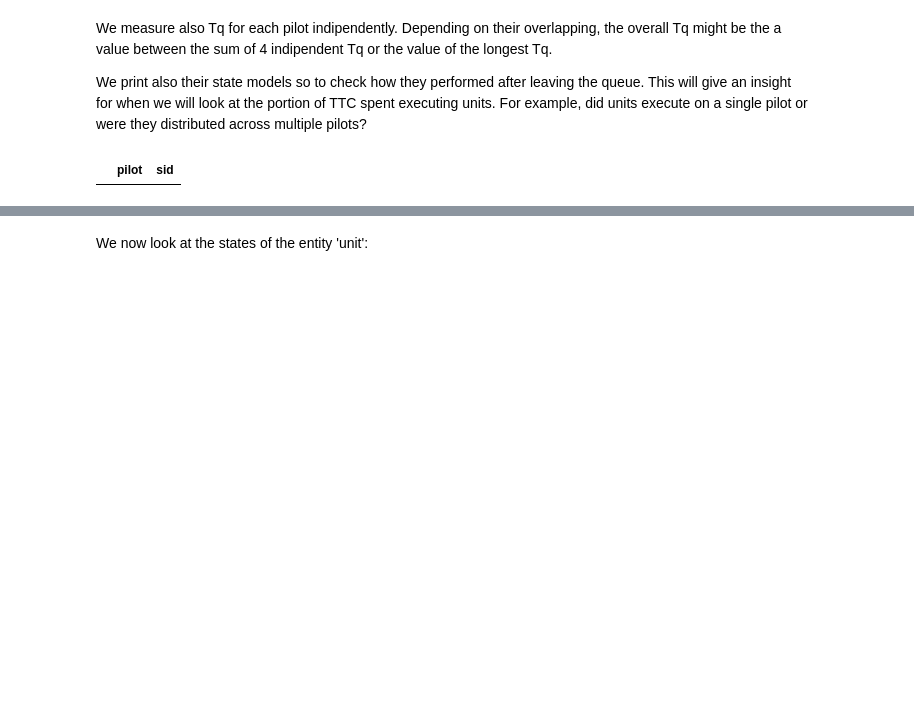
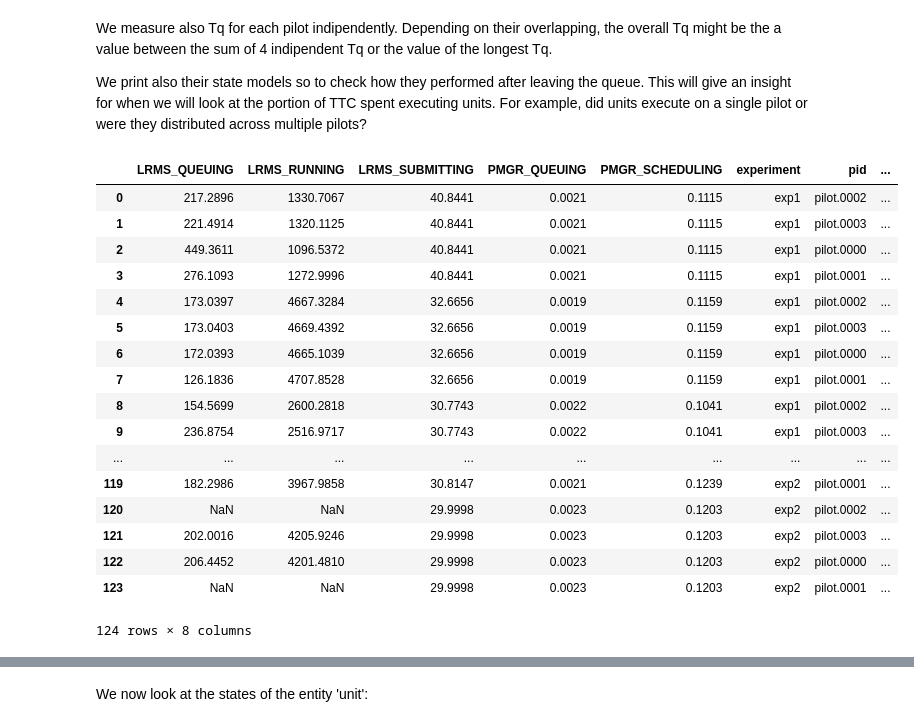
Before and after one commit to radical-cybertools/radical.analytics, a Jupyter notebook: use_cases/rp_on_osg/osg_analysis.ipynb, the cells around one changed output, grey strips where cells are left out. Saved outputs shown, nothing was run; the diff lists cells and outputs as text; code cells hidden in the pictures; blank space fills up the shorter version.

```diff
--- a/use_cases/rp_on_osg/osg_analysis.ipynb
+++ b/use_cases/rp_on_osg/osg_analysis.ipynb
@@ -146,8 +161,14 @@ recorded in the data of the run, and at what was their state model.
 As seen in example 02, we look at the list of entities recorded in the
 run:
 # %%
+expment  = None
+pexpment = None
+
 for sid in sessions.index:
-    et = sessions.ix[sid, 'session'].list(['etype'])
-    print '%s|%s|%s' % (sessions.ix[sid, 'experiment'], sid, et)
+    etypes  = sessions.ix[sid, 'session'].list(['etype'])
+    expment = sessions.ix[sid, 'experiment']
+    if expment != pexpment:
+        print '%s|%s|%s' % (expment, sid, etypes)
+        pexpment = expment
 # %% [output]
 exp1|rp.session.radical.mingtha.017033.0007|[['umgr', 'pmgr', 'update', 'session', 'unit', 'pilot']]
@@ -648,36 +648,62 @@ We measure also Tq for each pilot indipendently. Depending on their overlapping,
 
 We print also their state models so to check how they performed after leaving the queue. This will give an insight for when we will look at the portion of TTC spent executing units. For example, did units execute on a single pilot or were they distributed across multiple pilots?
 # %%
+# Model of pilot durations.
+pdm = {'PMGR_SCHEDULING': ['NEW'                   ,  'PMGR_LAUNCHING_PENDING'],
+       'PMGR_QUEUING'   : ['PMGR_LAUNCHING_PENDING',  'PMGR_LAUNCHING'],
+       'LRMS_SUBMITTING': ['PMGR_LAUNCHING'        ,  'PMGR_ACTIVE_PENDING'],
+       'LRMS_QUEUING'   : ['PMGR_ACTIVE_PENDING'   ,  'PMGR_ACTIVE'],
+       'LRMS_RUNNING'   : ['PMGR_ACTIVE'           , ['DONE',
+                                                      'CANCELED',
+                                                      'FAILED']]}
+
 # DataFrame structure for pilot durations.
-pd = { 'pids': [],
-       'sids': [],
-       'PMGR_SCHEDULING': [],
-       'PMGR_QUEUING'   : [],
-       'LRMS_SUBMITTING': [],
-       'LRMS_QUEUING'   : [],
-       'LRMS_RUNNING'   : []}
+pds = { 'pid': [],
+        'sid': [],
+        'experiment'     : [],
+        'PMGR_SCHEDULING': [],
+        'PMGR_QUEUING'   : [],
+        'LRMS_SUBMITTING': [],
+        'LRMS_QUEUING'   : [],
+        'LRMS_RUNNING'   : []}
 
 # Calculate the duration for each state of each
 # pilot of each run and Populate the DataFrame
 # structure.
 for sid in sessions.index:
     s = sessions.ix[sid, 'session'].filter(etype='pilot', inplace=False)
     for p in s.list('uid'):
-        # print p
         sf = s.filter(uid=p, inplace=False)
-        # print s.timestamps(state='PMGR_ACTIVE')
-#         durations['pids'].append(p)
-#         durations['sids'].append(sid)
-#         for d in sm.keys():
-#             durations[d].append(sf.duration(sm[d]))
+        pds['pid'].append(p)
+        pds['sid'].append(sid)
+        pds['experiment'].append(sessions.ix[sid, 'experiment'])
+        for d in pdm.keys():
+            if (not sf.timestamps(state=pdm[d][0]) or
+                not sf.timestamps(state=pdm[d][1])):
+                pds[d].append(None)
+                continue
+            pds[d].append(sf.duration(pdm[d]))
 
-## Populate the DataFrame.
-# pilots = pd.DataFrame()
-# pilots['pilot'] = durations['pids']
-# pilots['sid'] = durations['sids']
-# for d in sm.keys:
-#     pilots[d] = durations[d]
+# Populate the DataFrame.
+pilots = pd.DataFrame(pds)
 
 pilots
 # %% [output]
-|  | pilot | sid |
+|  | LRMS_QUEUING | LRMS_RUNNING | LRMS_SUBMITTING | PMGR_QUEUING | PMGR_SCHEDULING | experiment | pid | ... |
+| 0 | 217.2896 | 1330.7067 | 40.8441 | 0.0021 | 0.1115 | exp1 | pilot.0002 | ... |
+| 1 | 221.4914 | 1320.1125 | 40.8441 | 0.0021 | 0.1115 | exp1 | pilot.0003 | ... |
+| 2 | 449.3611 | 1096.5372 | 40.8441 | 0.0021 | 0.1115 | exp1 | pilot.0000 | ... |
+| 3 | 276.1093 | 1272.9996 | 40.8441 | 0.0021 | 0.1115 | exp1 | pilot.0001 | ... |
+| 4 | 173.0397 | 4667.3284 | 32.6656 | 0.0019 | 0.1159 | exp1 | pilot.0002 | ... |
+| 5 | 173.0403 | 4669.4392 | 32.6656 | 0.0019 | 0.1159 | exp1 | pilot.0003 | ... |
+| 6 | 172.0393 | 4665.1039 | 32.6656 | 0.0019 | 0.1159 | exp1 | pilot.0000 | ... |
+| 7 | 126.1836 | 4707.8528 | 32.6656 | 0.0019 | 0.1159 | exp1 | pilot.0001 | ... |
+| 8 | 154.5699 | 2600.2818 | 30.7743 | 0.0022 | 0.1041 | exp1 | pilot.0002 | ... |
+| 9 | 236.8754 | 2516.9717 | 30.7743 | 0.0022 | 0.1041 | exp1 | pilot.0003 | ... |
+| ... | ... | ... | ... | ... | ... | ... | ... | ... |
+| 119 | 182.2986 | 3967.9858 | 30.8147 | 0.0021 | 0.1239 | exp2 | pilot.0001 | ... |
+| 120 | NaN | NaN | 29.9998 | 0.0023 | 0.1203 | exp2 | pilot.0002 | ... |
+| 121 | 202.0016 | 4205.9246 | 29.9998 | 0.0023 | 0.1203 | exp2 | pilot.0003 | ... |
+| 122 | 206.4452 | 4201.4810 | 29.9998 | 0.0023 | 0.1203 | exp2 | pilot.0000 | ... |
+| 123 | NaN | NaN | 29.9998 | 0.0023 | 0.1203 | exp2 | pilot.0001 | ... |
+124 rows × 8 columns
```
Also changed, not shown: parts of 31 cells of this notebook.
